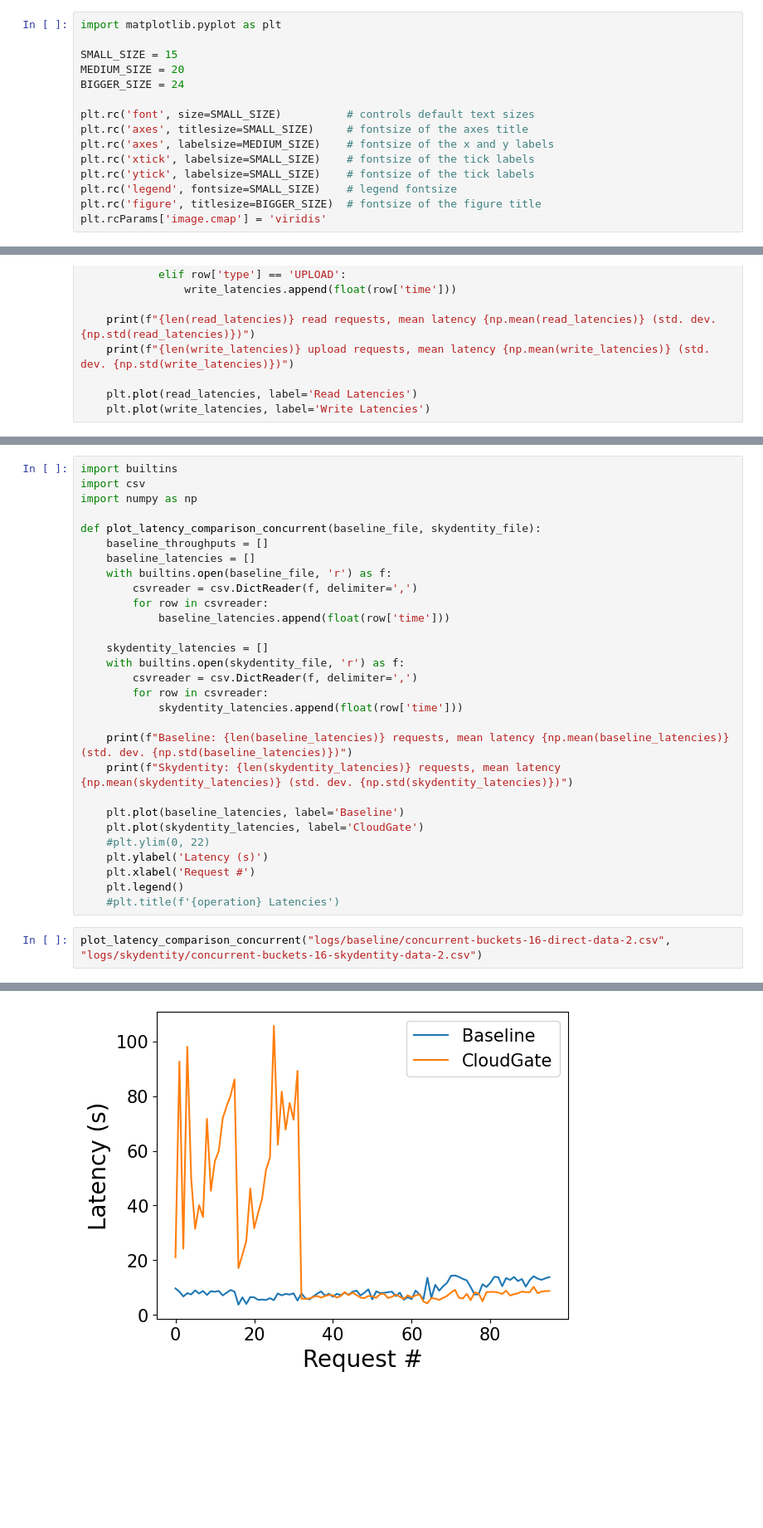
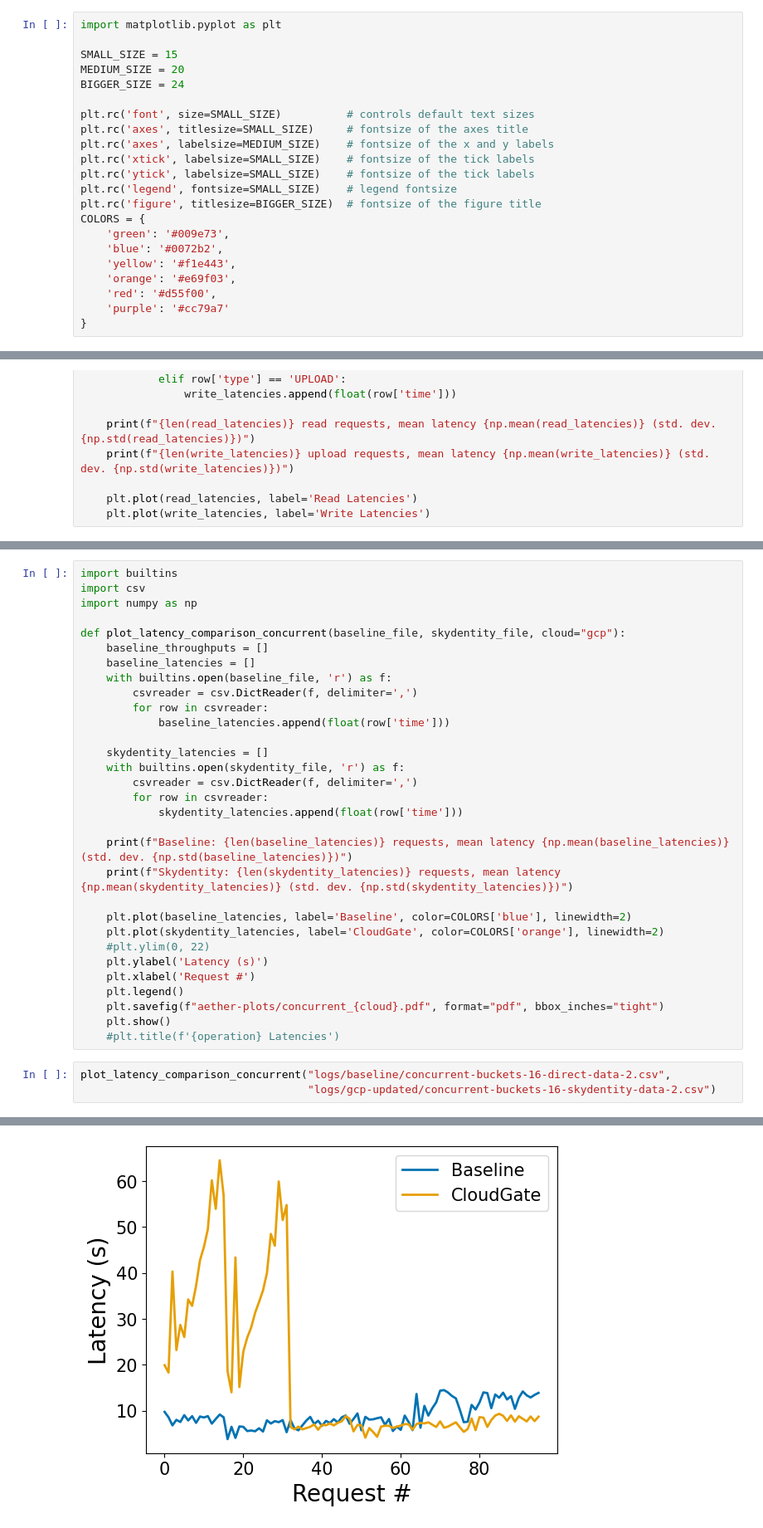
Before and after one commit to samyuyagati/skydentity, a Jupyter notebook: examples/aether/benchmark_graphs.ipynb, the cells around one changed output, grey strips where cells are left out. Shown at 83% size. Cells and saved outputs as stored; diff of their text form; blank space fills up the shorter version.

```diff
--- a/examples/aether/benchmark_graphs.ipynb
+++ b/examples/aether/benchmark_graphs.ipynb
@@ -12,7 +12,14 @@ plt.rc('xtick', labelsize=SMALL_SIZE)    # fontsize of the tick labels
 plt.rc('ytick', labelsize=SMALL_SIZE)    # fontsize of the tick labels
 plt.rc('legend', fontsize=SMALL_SIZE)    # legend fontsize
 plt.rc('figure', titlesize=BIGGER_SIZE)  # fontsize of the figure title
-plt.rcParams['image.cmap'] = 'viridis'
+COLORS = {
+    'green': '#009e73',
+    'blue': '#0072b2',
+    'yellow': '#f1e443',
+    'orange': '#e69f03',
+    'red': '#d55f00',
+    'purple': '#cc79a7'
+}
 # %%
 import builtins
 import csv
@@ -107,7 +124,7 @@ import builtins
 import csv
 import numpy as np
 
-def plot_latency_comparison_concurrent(baseline_file, skydentity_file):
+def plot_latency_comparison_concurrent(baseline_file, skydentity_file, cloud="gcp"):
     baseline_throughputs = []
     baseline_latencies = []
     with builtins.open(baseline_file, 'r') as f:
@@ -124,14 +141,17 @@ def plot_latency_comparison_concurrent(baseline_file, skydentity_file):
     print(f"Baseline: {len(baseline_latencies)} requests, mean latency {np.mean(baseline_latencies)} (std. dev. {np.std(baseline_latencies)})")
     print(f"Skydentity: {len(skydentity_latencies)} requests, mean latency {np.mean(skydentity_latencies)} (std. dev. {np.std(skydentity_latencies)})")
 
-    plt.plot(baseline_latencies, label='Baseline')
-    plt.plot(skydentity_latencies, label='CloudGate')
+    plt.plot(baseline_latencies, label='Baseline', color=COLORS['blue'], linewidth=2)
+    plt.plot(skydentity_latencies, label='CloudGate', color=COLORS['orange'], linewidth=2)
     #plt.ylim(0, 22)
     plt.ylabel('Latency (s)')
     plt.xlabel('Request #')
     plt.legend()
+    plt.savefig(f"aether-plots/concurrent_{cloud}.pdf", format="pdf", bbox_inches="tight")
+    plt.show()
     #plt.title(f'{operation} Latencies')
 # %%
-plot_latency_comparison_concurrent("logs/baseline/concurrent-buckets-16-direct-data-2.csv", "logs/skydentity/concurrent-buckets-16-skydentity-data-2.csv")
+plot_latency_comparison_concurrent("logs/baseline/concurrent-buckets-16-direct-data-2.csv",
+                                   "logs/gcp-updated/concurrent-buckets-16-skydentity-data-2.csv")
 # %% [output]
 Baseline: 96 requests, mean latency 8.907612977228988 (std. dev. 2.7209627196081954)
@@ -139,4 +159,4 @@ Skydentity: 96 requests, mean latency 23.855771741854067 (std. dev. 27.459947536
-[figure, old version]
+[figure, new version]
 # %%
 from collections import defaultdict
 from datetime import datetime
```
Also changed, not shown: parts of 15 cells of this notebook, 5 other files.
